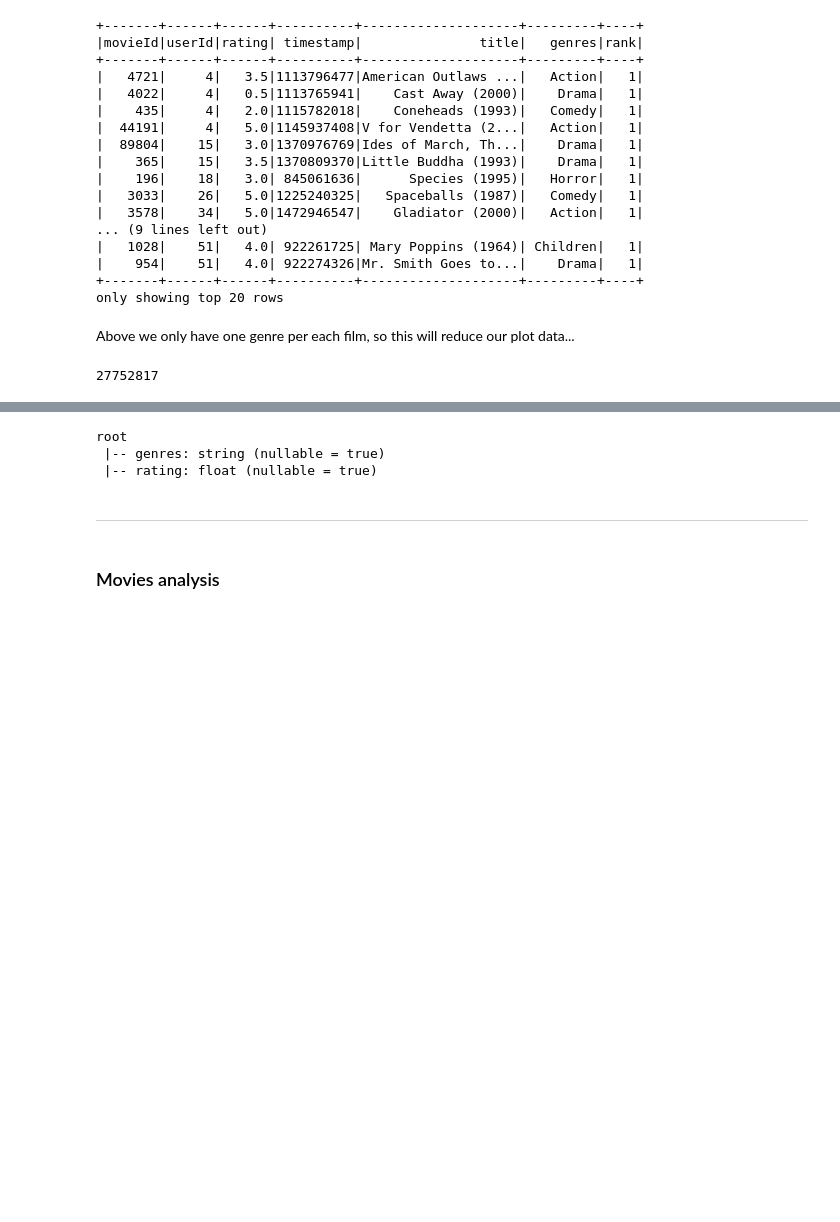
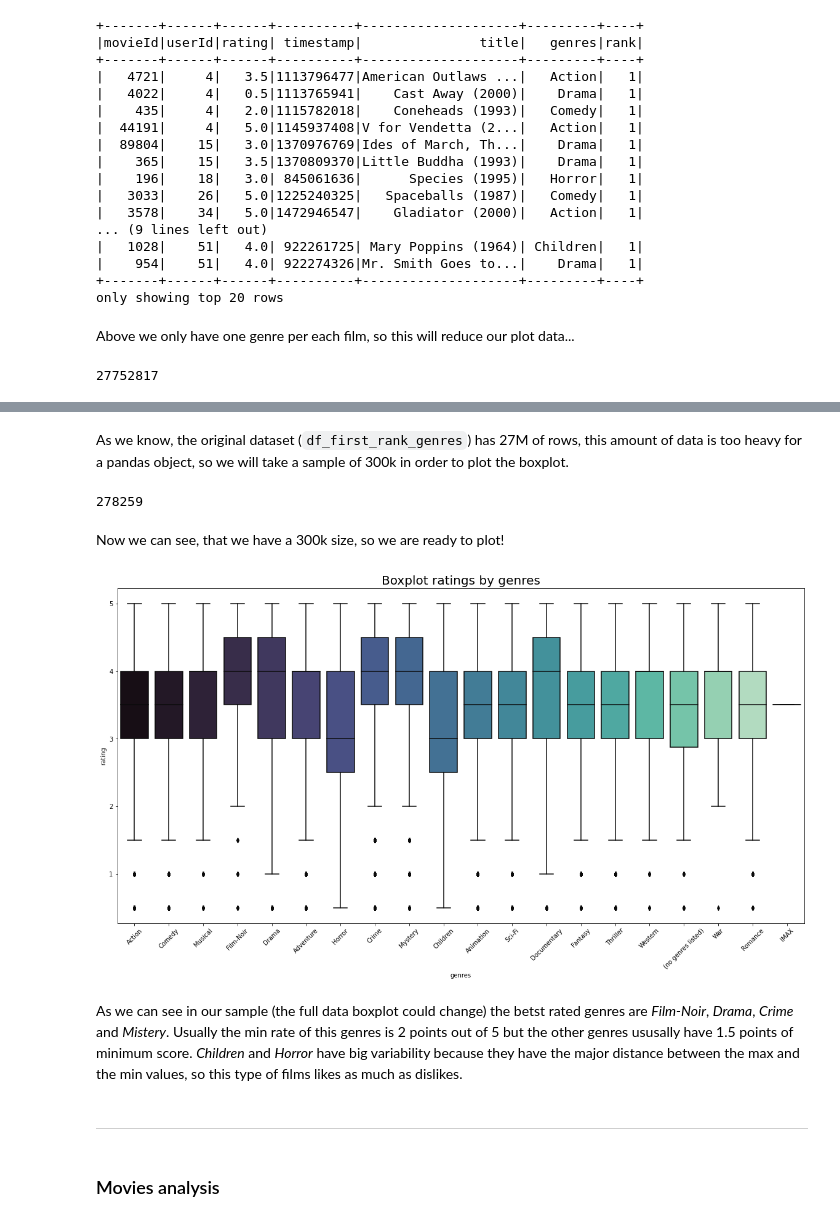
Before and after one commit to jlopezgaldon/recommendation_engine, a Jupyter notebook: notebooks/01_EDA.ipynb, the cells around one changed output, grey strips where cells are left out. Saved outputs shown, nothing was run; the diff lists cells and outputs as text; code cells hidden in the pictures; blank space fills up the shorter version.

```diff
--- a/notebooks/01_EDA.ipynb
+++ b/notebooks/01_EDA.ipynb
@@ -590,9 +575,29 @@ only showing top 20 rows
-# %%
-df.printSchema()
-# %% [output]
-root
- |-- genres: string (nullable = true)
- |-- rating: float (nullable = true)
+# %% [markdown]
+As we know, the original dataset (`df_first_rank_genres`) has 27M of rows, this amount of data is too heavy for a pandas object, so we will take a sample of 300k in order to plot the boxplot.
+# %%
+    # Substract a sample using sample() function without replacement
+df = df_first_rank_genres.select("genres", "rating").sample(False, 0.01, seed=1322).persist()
+
+    # Count values
+df.count()
+# %% [output]
+278259
+# %% [markdown]
+Now we can see, that we have a 300k size, so we are ready to plot!
+# %%
+# BOXPLOT RATINGS
+    # Parametrize the plot
+data_plot = df.toPandas()
+
+    # Plot
+plt.figure(figsize=(20,10))
+sns.boxplot(x="genres", y="rating", data=data_plot, palette="mako")
+plt.title("Boxplot ratings by genres", fontsize=20)
+plt.xticks(rotation=45);
+# %% [output]
+[figure, added]
+# %% [markdown]
+As we can see in our sample (the full data boxplot could change) the betst rated genres are *Film-Noir*, *Drama*, *Crime* and *Mistery*. Usually the min rate of this genres is 2 points out of 5 but the other genres ususally have 1.5 points of minimum score. *Children* and *Horror* have big variability because they have the major distance between the max and the min values, so this type of films likes as much as dislikes.
 # %% [markdown]
 ***
 # %% [markdown]
```
Also changed, not shown: parts of 7 cells of this notebook, 7 other files.
